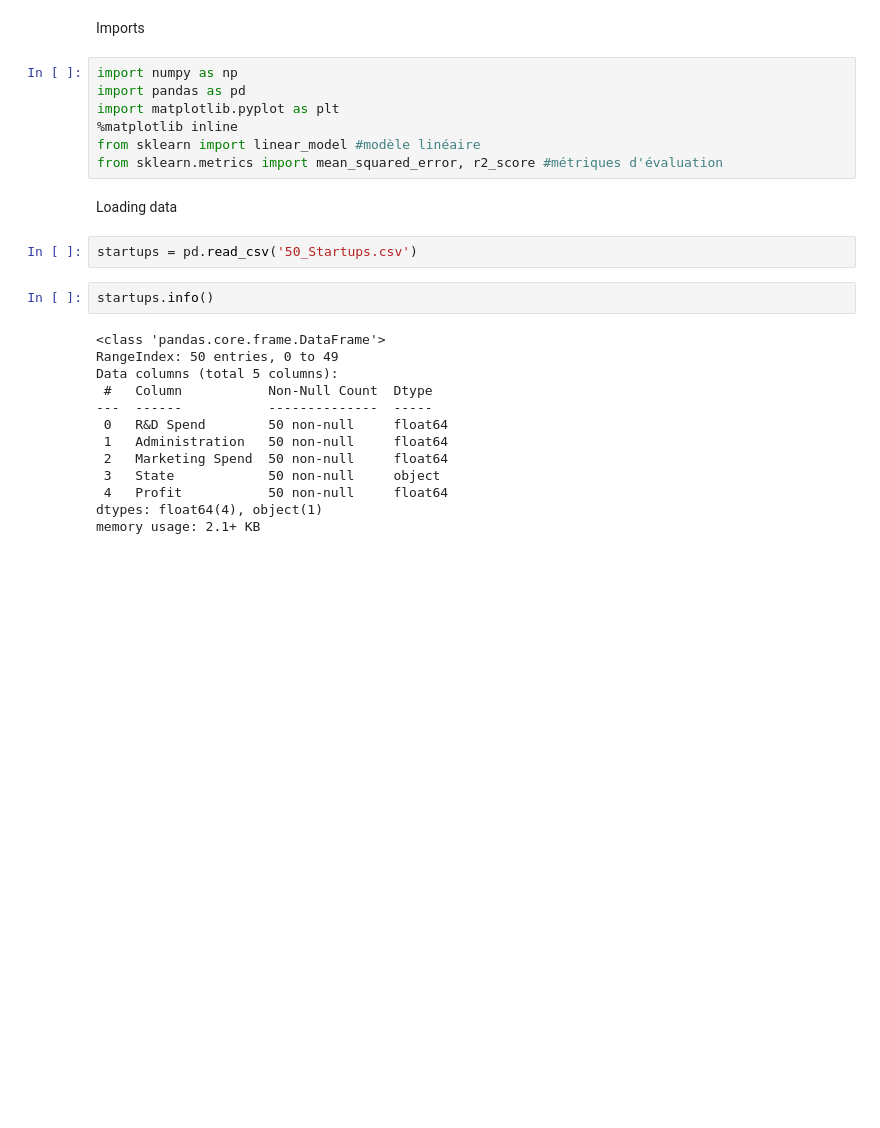
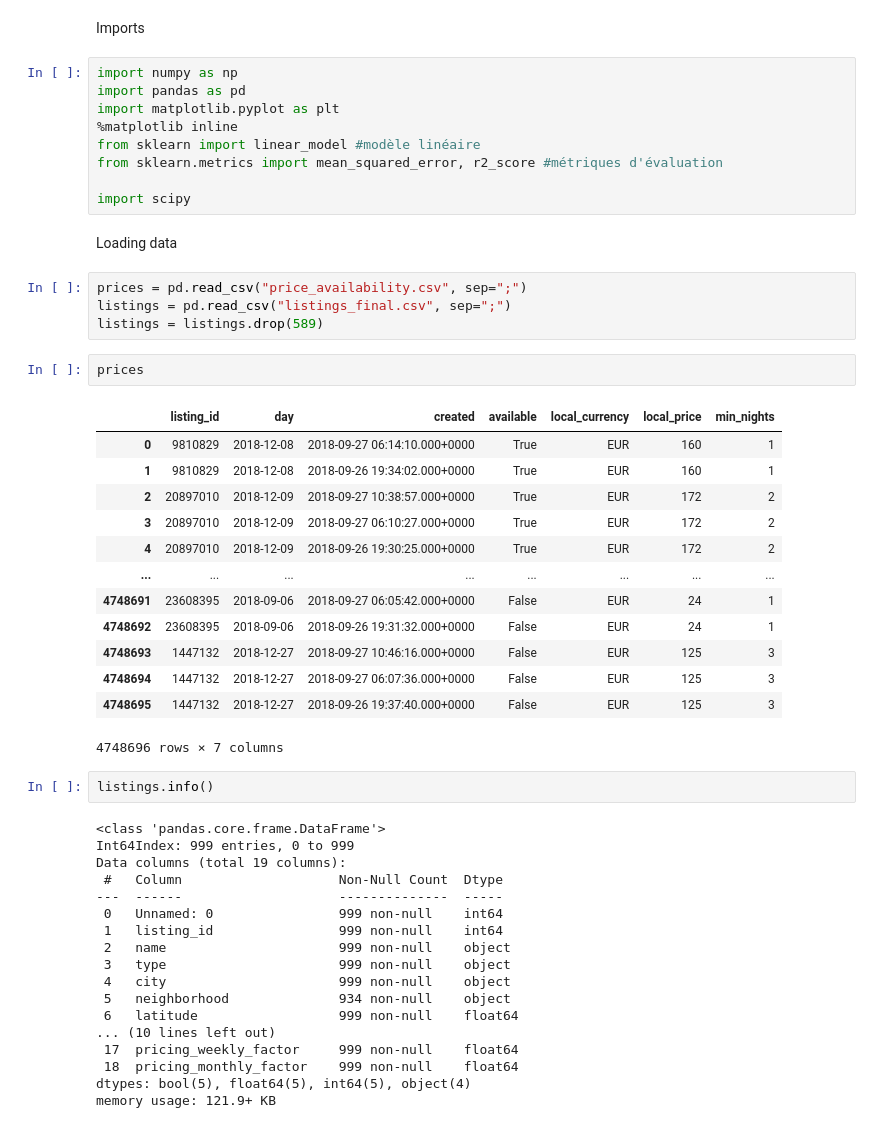
Before and after one commit to Amine-Alami/H3MachineLearning, a Jupyter notebook: Multiple Linear.ipynb, the cells around one changed output. Drawn from its saved outputs; the diff is of its cells as text; blank space fills up the shorter version.

```diff
--- a/Multiple Linear.ipynb
+++ b/Multiple Linear.ipynb
@@ -7,22 +7,47 @@ import matplotlib.pyplot as plt
 %matplotlib inline
 from sklearn import linear_model #modèle linéaire
 from sklearn.metrics import mean_squared_error, r2_score #métriques d'évaluation
+
+import scipy
 # %% [markdown]
 Loading data
-# %%
-startups = pd.read_csv('50_Startups.csv')
+# %%
+prices = pd.read_csv("price_availability.csv", sep=";")
+listings = pd.read_csv("listings_final.csv", sep=";")
+listings = listings.drop(589)
+# %%
+prices
+# %% [output]
+|  | listing_id | day | created | available | local_currency | local_price | min_nights |
+| 0 | 9810829 | 2018-12-08 | 2018-09-27 06:14:10.000+0000 | True | EUR | 160 | 1 |
+| 1 | 9810829 | 2018-12-08 | 2018-09-26 19:34:02.000+0000 | True | EUR | 160 | 1 |
+| 2 | 20897010 | 2018-12-09 | 2018-09-27 10:38:57.000+0000 | True | EUR | 172 | 2 |
+| 3 | 20897010 | 2018-12-09 | 2018-09-27 06:10:27.000+0000 | True | EUR | 172 | 2 |
+| 4 | 20897010 | 2018-12-09 | 2018-09-26 19:30:25.000+0000 | True | EUR | 172 | 2 |
+| ... | ... | ... | ... | ... | ... | ... | ... |
+| 4748691 | 23608395 | 2018-09-06 | 2018-09-27 06:05:42.000+0000 | False | EUR | 24 | 1 |
+| 4748692 | 23608395 | 2018-09-06 | 2018-09-26 19:31:32.000+0000 | False | EUR | 24 | 1 |
+| 4748693 | 1447132 | 2018-12-27 | 2018-09-27 10:46:16.000+0000 | False | EUR | 125 | 3 |
+| 4748694 | 1447132 | 2018-12-27 | 2018-09-27 06:07:36.000+0000 | False | EUR | 125 | 3 |
+| 4748695 | 1447132 | 2018-12-27 | 2018-09-26 19:37:40.000+0000 | False | EUR | 125 | 3 |
+4748696 rows × 7 columns
 # %%
-startups.info()
+listings.info()
 # %% [output]
 <class 'pandas.core.frame.DataFrame'>
-RangeIndex: 50 entries, 0 to 49
-Data columns (total 5 columns):
- #   Column           Non-Null Count  Dtype
----  ------           --------------  -----
- 0   R&D Spend        50 non-null     float64
- 1   Administration   50 non-null     float64
- 2   Marketing Spend  50 non-null     float64
- 3   State            50 non-null     object
- 4   Profit           50 non-null     float64
-dtypes: float64(4), object(1)
-memory usage: 2.1+ KB
+Int64Index: 999 entries, 0 to 999
+Data columns (total 19 columns):
+ #   Column                    Non-Null Count  Dtype
+---  ------                    --------------  -----
+ 0   Unnamed: 0                999 non-null    int64
+ 1   listing_id                999 non-null    int64
+ 2   name                      999 non-null    object
+ 3   type                      999 non-null    object
+ 4   city                      999 non-null    object
+ 5   neighborhood              934 non-null    object
+ 6   latitude                  999 non-null    float64
+... (10 lines left out)
+ 17  pricing_weekly_factor     999 non-null    float64
+ 18  pricing_monthly_factor    999 non-null    float64
+dtypes: bool(5), float64(5), int64(5), object(4)
+memory usage: 121.9+ KB
```
Also changed, not shown: parts of 7 cells of this notebook.
